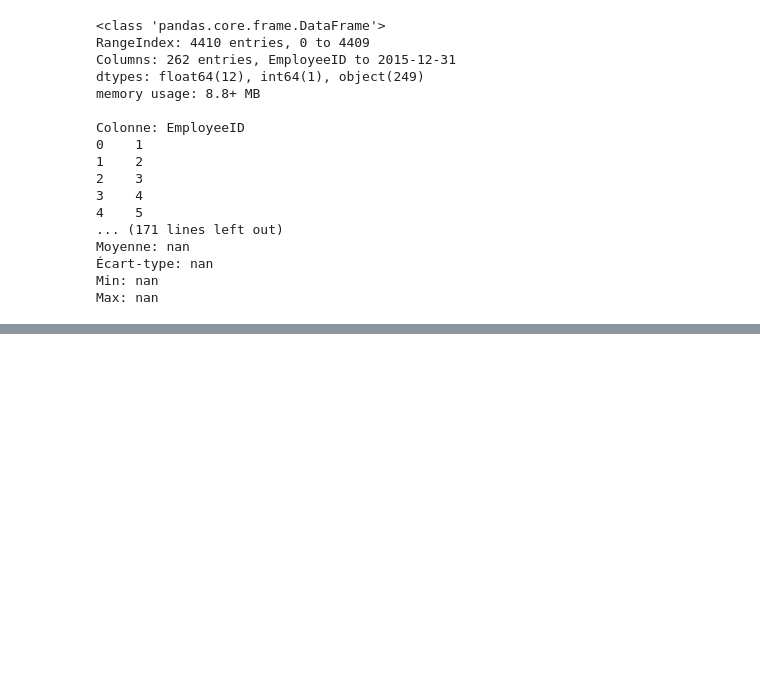
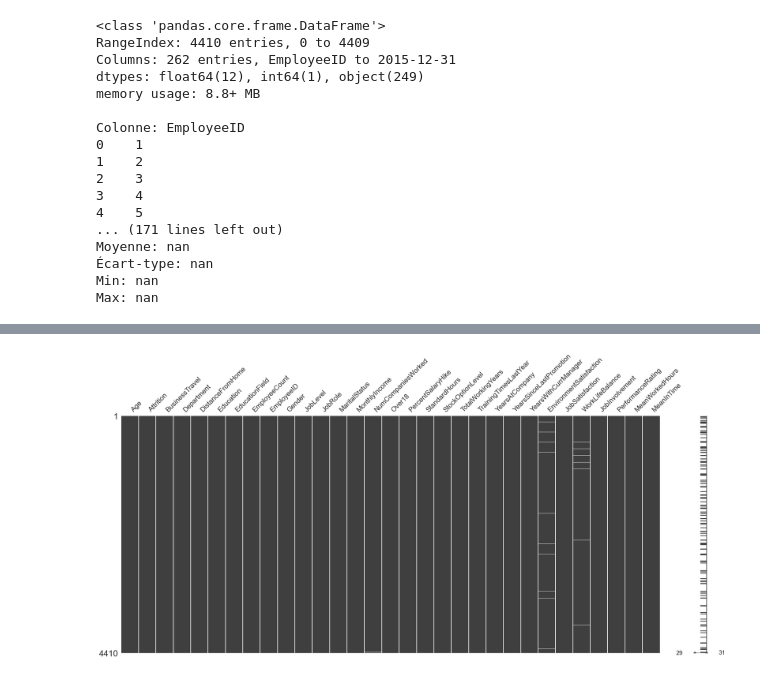
Before and after one commit to Rom168/Projet_AI_A5, a Jupyter notebook: data_treatment.ipynb, the cells around one changed output, grey strips where cells are left out. Saved outputs shown, nothing was run; the diff lists cells and outputs as text; code cells hidden in the pictures; blank space fills up the shorter version.

```diff
--- a/data_treatment.ipynb
+++ b/data_treatment.ipynb
@@ -28,8 +24,7 @@ file_path_in = 'in_time.csv'
 file_path_out = 'out_time.csv'
 
 
-
-directory= "/content/Data/"
+directory= "Data\\"
 
 # Load the dataset
 general_data = pd.read_csv(directory + file_path_general)
@@ -116,11 +143,27 @@ mean_worked_hours = pd.DataFrame()
 mean_worked_hours['EmployeeID'] = in_data['EmployeeID']
 mean_worked_hours['MeanWorkedHours'] = worked_hours.mean(axis=1)
 
+# Afficher les valeurs uniques pour comprendre le contenu de la colonne
+print(mean_worked_hours['MeanWorkedHours'].unique())
+
+# Identifier les valeurs problématiques
+problematic_values = mean_worked_hours[pd.to_numeric(mean_worked_hours['MeanWorkedHours'], errors='coerce').isna()]['MeanWorkedHours']
+print("Valeurs problématiques:", problematic_values)
+
+# Nettoyer les données si nécessaire
+# Par exemple, remplacer les chaînes vides par NaN
+mean_worked_hours['MeanWorkedHours'] = mean_worked_hours['MeanWorkedHours'].replace('', np.nan)
+
+# Puis convertir en float
+mean_worked_hours['MeanWorkedHours'] = mean_worked_hours['MeanWorkedHours'].astype(float)
+
 # Compute the average check-in time per employee
 mean_worked_hours['MeanInTime'] = in_data_n.apply(lambda row:
-    row.dt.hour.mean() + row.dt.minute.mean() / 60 if not row.empty else None,
-    axis=1
-)
+                                                  row.dt.hour.mean() + row.dt.minute.mean() / 60 if not row.empty else None,
+                                                  axis=1
+                                                  )
 in_data_n['EmployeeID'] = in_data['EmployeeID']
 
 merged_time = in_data_n.merge(out_data, on='EmployeeID', how='outer').merge(mean_worked_hours, on='EmployeeID', how='outer')
+print("Type de MeanWorkedHours:", mean_worked_hours['MeanWorkedHours'].dtype)
+print("Type de MeanInTime:", mean_worked_hours['MeanInTime'].dtype)
@@ -130,7 +179,4 @@ Fusion des dataframe par EmployeeID
 # Fusionner tous les DataFrames sur EmployeeID
 merged_data = general_data.merge(employee_data, on='EmployeeID', how='outer') \
     .merge(managers_data, on='EmployeeID', how='outer') \
-    .merge(merged_time, on='EmployeeID', how='outer')
-
-
-merged_data.head()
+    .merge(mean_worked_hours, on='EmployeeID', how='outer')
@@ -167,11 +289,22 @@ Remplissage des valeurs numériques manquantes par la valeure médianne
 # %%
 import missingno as msno
 
 # Visualize missing data
 msno.matrix(merged_data)
 plt.show()
 
 # Impute missing values
 # For numerical columns, use median imputation
-numerical_columns = merged_data.select_dtypes(include=['float64', 'int64']).columns
-merged_data[numerical_columns] = merged_data[numerical_columns].fillna(merged_data[numerical_columns].median())
+numerical_columns = merged_data.select_dtypes(include=['float64', 'int64'])
+#merged_data[numerical_columns] = merged_data[numerical_columns].fillna(merged_data[numerical_columns].median())
+
+from sklearn.impute import SimpleImputer
+imputer = SimpleImputer(strategy="median")
+
+# Remplacement des valeurs manquantes en utilisant fit_transform()
+merged_data_num_imputed = pd.DataFrame(imputer.fit_transform(numerical_columns), columns=numerical_columns.columns)
+
+# Mise à jour du DataFrame original
+merged_data[numerical_columns.columns] = merged_data_num_imputed
+# %% [output]
+[figure, added]
```
Also changed, not shown: parts of 28 cells of this notebook.
